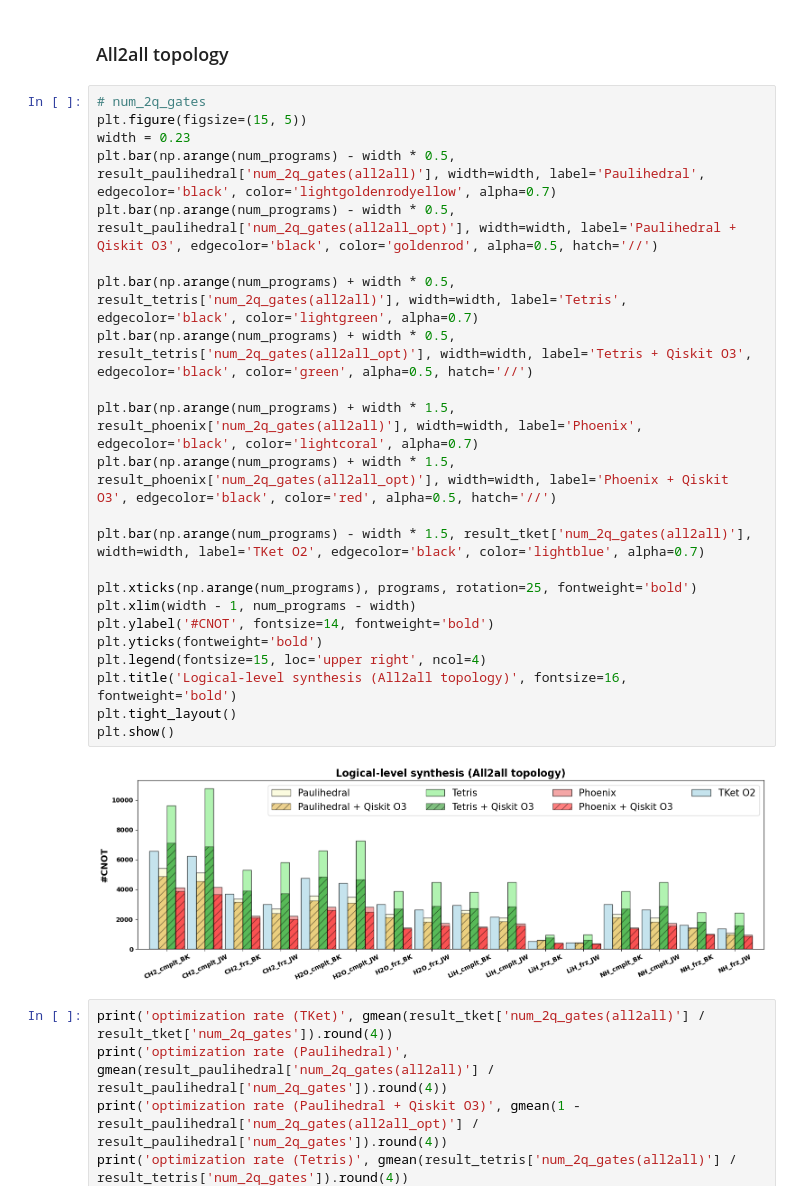
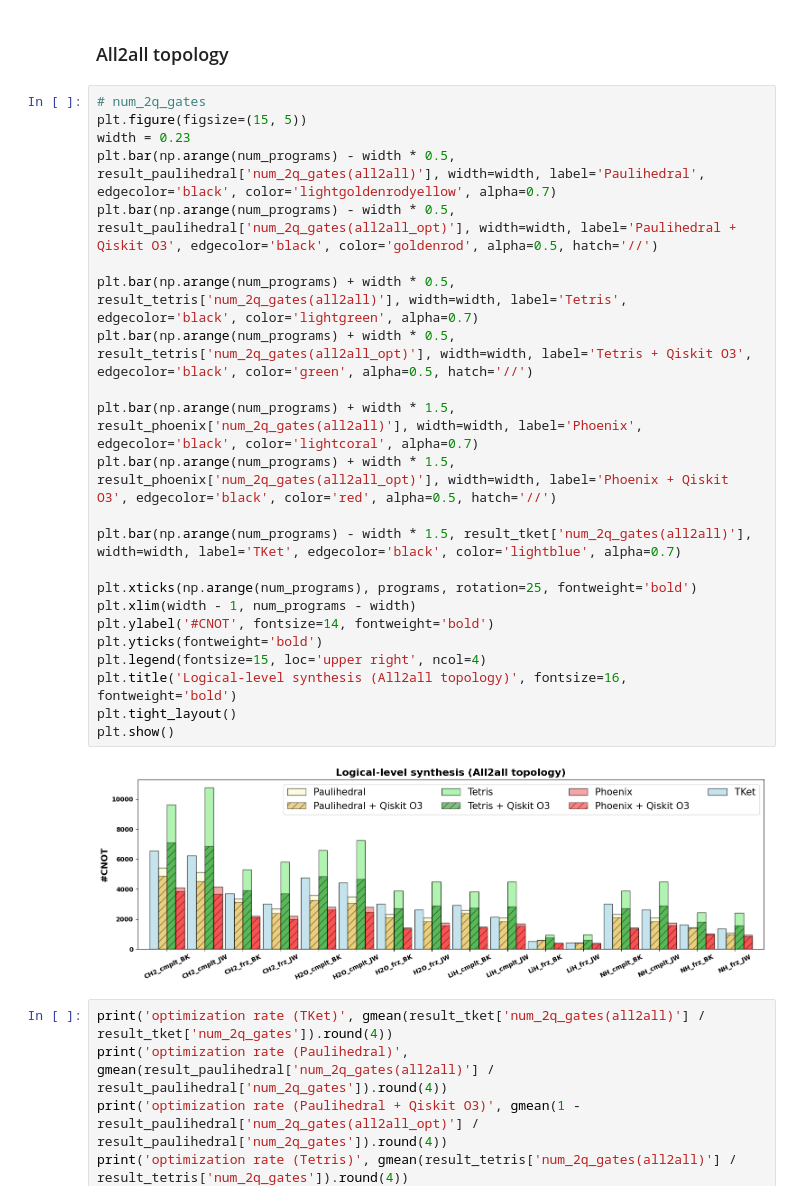
Before and after one commit to iqubit-org/phoenix, a Jupyter notebook: experiments/evaluation_uccsd.ipynb, the cells around one changed output. Drawn from its saved outputs; the diff is of its cells as text.

```diff
--- a/experiments/evaluation_uccsd.ipynb
+++ b/experiments/evaluation_uccsd.ipynb
@@ -39,28 +39,28 @@ result_phoenix
 # %%
 # num_2q_gates
 plt.figure(figsize=(15, 5))
 width = 0.23
 plt.bar(np.arange(num_programs) - width * 0.5, result_paulihedral['num_2q_gates(all2all)'], width=width, label='Paulihedral', edgecolor='black', color='lightgoldenrodyellow', alpha=0.7)
 plt.bar(np.arange(num_programs) - width * 0.5, result_paulihedral['num_2q_gates(all2all_opt)'], width=width, label='Paulihedral + Qiskit O3', edgecolor='black', color='goldenrod', alpha=0.5, hatch='//')
 
 plt.bar(np.arange(num_programs) + width * 0.5, result_tetris['num_2q_gates(all2all)'], width=width, label='Tetris', edgecolor='black', color='lightgreen', alpha=0.7)
 plt.bar(np.arange(num_programs) + width * 0.5, result_tetris['num_2q_gates(all2all_opt)'], width=width, label='Tetris + Qiskit O3', edgecolor='black', color='green', alpha=0.5, hatch='//')
 
 plt.bar(np.arange(num_programs) + width * 1.5, result_phoenix['num_2q_gates(all2all)'], width=width, label='Phoenix', edgecolor='black', color='lightcoral', alpha=0.7)
 plt.bar(np.arange(num_programs) + width * 1.5, result_phoenix['num_2q_gates(all2all_opt)'], width=width, label='Phoenix + Qiskit O3', edgecolor='black', color='red', alpha=0.5, hatch='//')
 
-plt.bar(np.arange(num_programs) - width * 1.5, result_tket['num_2q_gates(all2all)'], width=width, label='TKet O2', edgecolor='black', color='lightblue', alpha=0.7)
+plt.bar(np.arange(num_programs) - width * 1.5, result_tket['num_2q_gates(all2all)'], width=width, label='TKet', edgecolor='black', color='lightblue', alpha=0.7)
 
 plt.xticks(np.arange(num_programs), programs, rotation=25, fontweight='bold')
 plt.xlim(width - 1, num_programs - width)
 plt.ylabel('#CNOT', fontsize=14, fontweight='bold')
 plt.yticks(fontweight='bold')
 plt.legend(fontsize=15, loc='upper right', ncol=4)
 plt.title('Logical-level synthesis (All2all topology)', fontsize=16, fontweight='bold')
 plt.tight_layout()
 plt.show()
 # %% [output]
-[figure, old version]
+[figure, new version]
 # %%
 print('optimization rate (TKet)', gmean(result_tket['num_2q_gates(all2all)'] / result_tket['num_2q_gates']).round(4))
 print('optimization rate (Paulihedral)', gmean(result_paulihedral['num_2q_gates(all2all)'] / result_paulihedral['num_2q_gates']).round(4))
```
Also changed, not shown: parts of 3 cells of this notebook, 51 other files.
